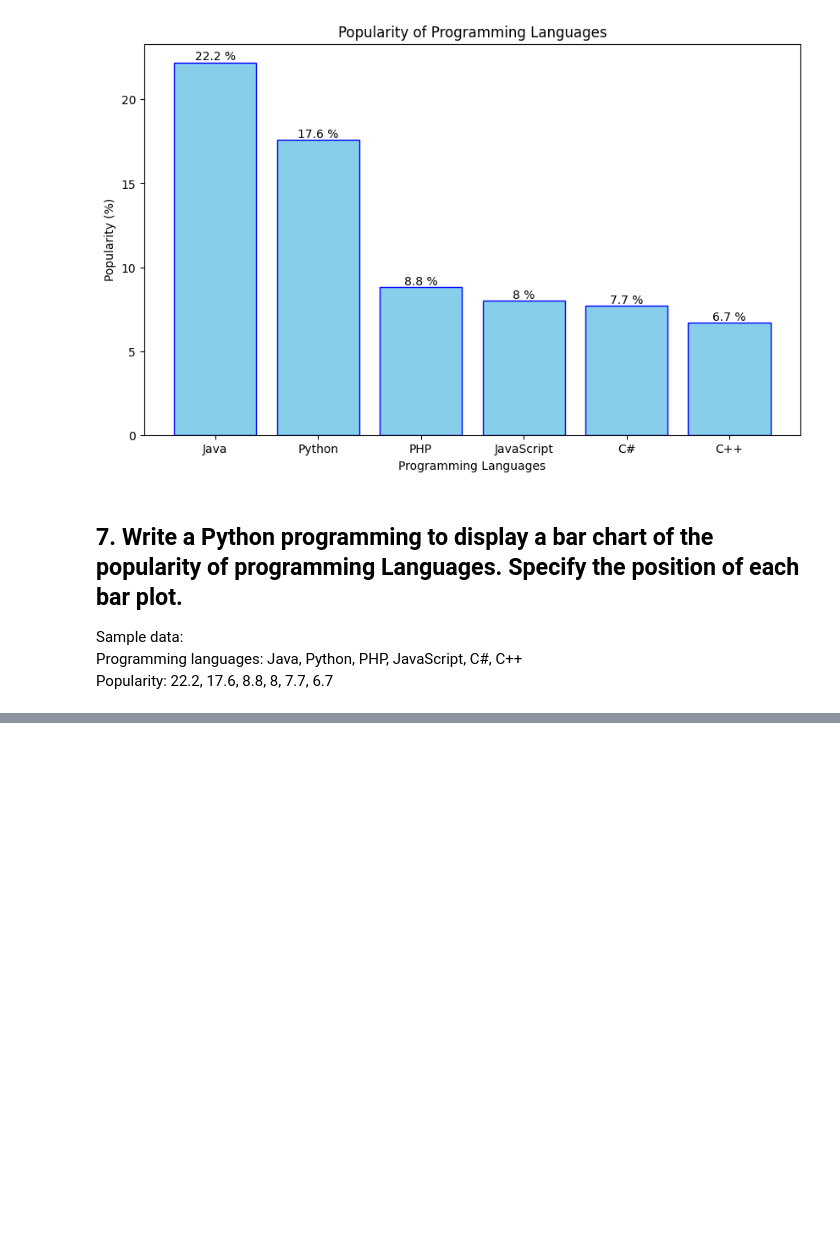
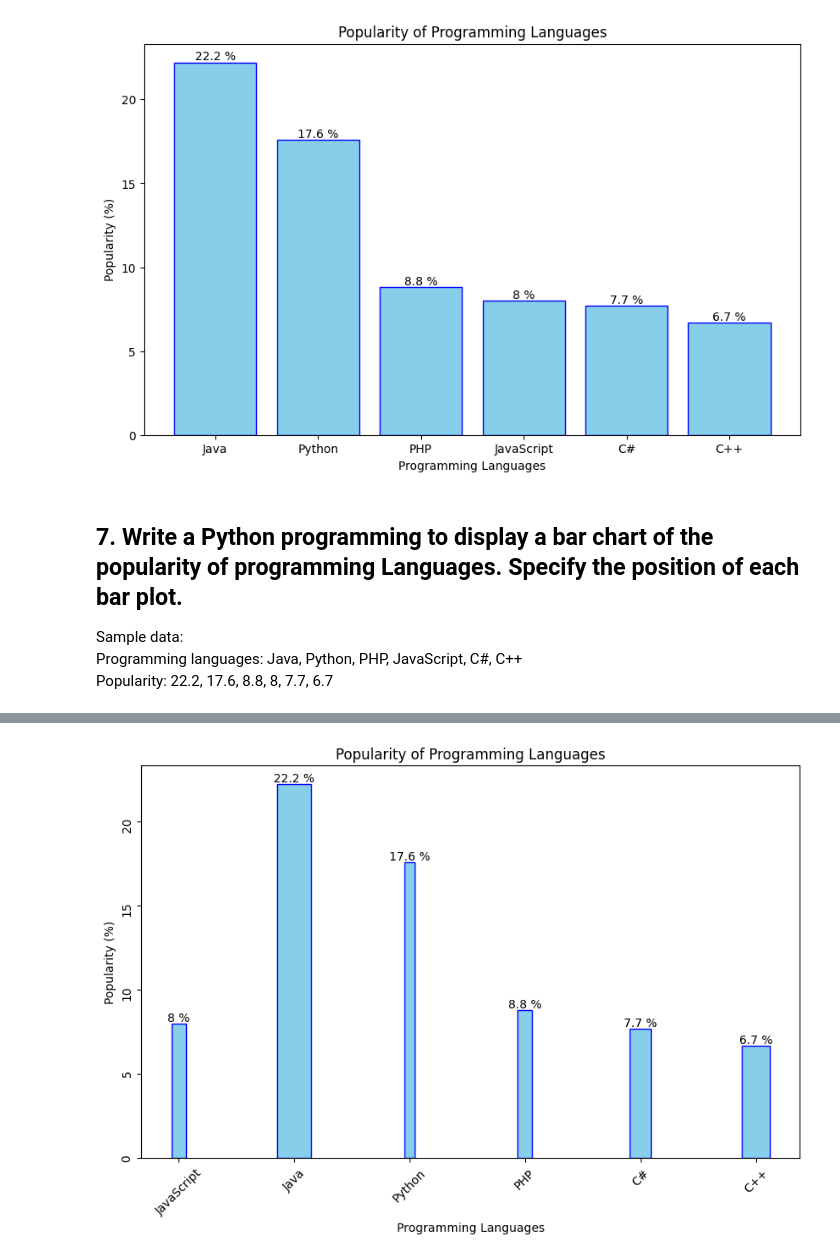
Before and after one commit to Prayag321/Python-libraries, a Jupyter notebook: matplotlib/barchart.ipynb, the cells around one changed output, grey strips where cells are left out. Drawn from its saved outputs; the diff is of its cells as text; code cells hidden in the pictures; blank space fills up the shorter version.

```diff
--- a/matplotlib/barchart.ipynb
+++ b/matplotlib/barchart.ipynb
@@ -180,0 +185,21 @@ if __name__=='__main__':
+# %%
+def main():
+	languages = ['Java', 'Python', 'PHP', 'JavaScript', 'C#', 'C++']
+	popularity = [22.2, 17.6, 8.8, 8, 7.7, 6.7]
+	positions = [2,3,4,1,5,6]
+
+	plt.figure(figsize=(10, 6))
+	bars = plt.bar(positions, popularity, color='skyblue',edgecolor='blue',width=np.random.random(6))
+	plt.xticks(positions,languages,rotation=45) # for showing langages at x axis
+	plt.yticks(rotation=90)
+
+	plt.title('Popularity of Programming Languages')
+	plt.xlabel('Programming Languages')
+	plt.ylabel('Popularity (%)')
+
+	plt.bar_label(bars,labels=[f"{s} %" for s in popularity])#for labels
+	plt.show()
+if __name__=='__main__':
+	main()
+# %% [output]
+[figure, added]
```
Also changed, not shown: parts of 5 cells of this notebook.
